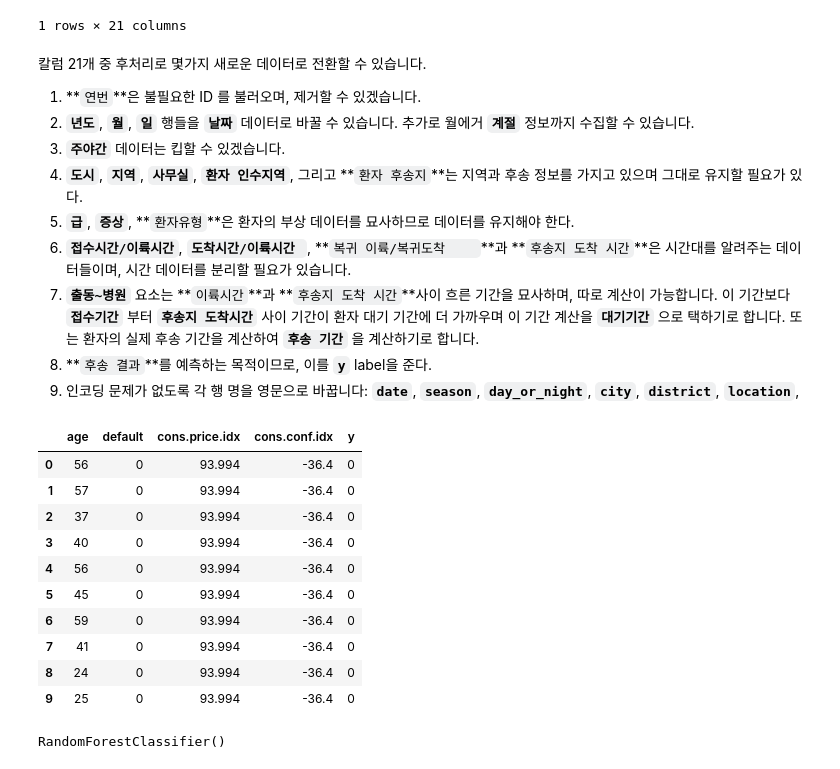
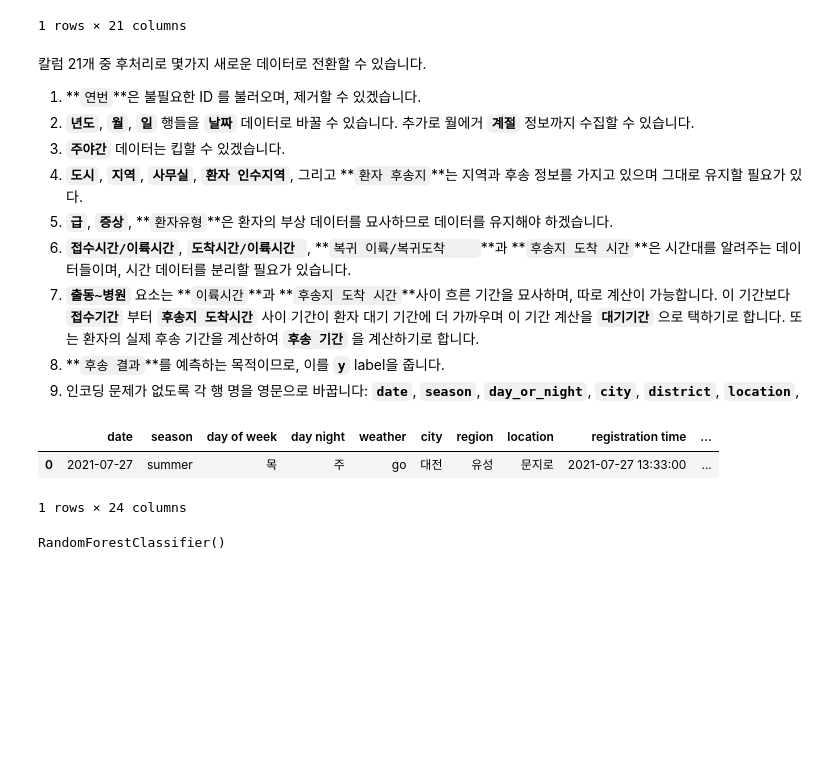
Before and after one commit to kamo1010/injury-big-data, a Jupyter notebook: Random_forest_code.ipynb, the cells around one changed output. Cells and saved outputs as stored; diff of their text form; code cells hidden in the pictures; blank space fills up the shorter version.

```diff
--- a/Random_forest_code.ipynb
+++ b/Random_forest_code.ipynb
@@ -39,27 +40,58 @@ bank_data.head(5)
 2. **``년도``**, **``월``**, **``일``** 행들을 **``날짜``** 데이터로 바꿀 수 있습니다. 추가로 월에거 **``계절``** 정보까지 수집할 수 있습니다.
 3. **``주야간``** 데이터는 킵할 수 있겠습니다.
 4. **``도시``**, **``지역``**, **``사무실``**, **``환자 인수지역``**, 그리고 **``환자 후송지``**는 지역과 후송 정보를 가지고 있으며 그대로 유지할 필요가 있다.
-5. **``급``**, **``증상``**, **``환자유형``**은 환자의 부상 데이터를 묘사하므로 데이터를 유지해야 한다.
+5. **``급``**, **``증상``**, **``환자유형``**은 환자의 부상 데이터를 묘사하므로 데이터를 유지해야 하겠습니다.
 6. **``접수시간/이륙시간``**, **``도착시간/이륙시간	``**, **``복귀 이륙/복귀도착	``**과 **``후송지 도착 시간``**은 시간대를 알려주는 데이터들이며, 시간 데이터를 분리할 필요가 있습니다.
 7. **``출동~병원``** 요소는 **``이륙시간``**과 **``후송지 도착 시간``**사이 흐른 기간을 묘사하며, 따로 계산이 가능합니다. 이 기간보다 **``접수기간``** 부터 **``후송지 도착시간``** 사이 기간이 환자 대기 기간에 더 가까우며 이 기간 계산을 **``대기기간``** 으로 택하기로 합니다. 또는 환자의 실제 후송 기간을 계산하여 **``후송 기간``** 을 계산하기로 합니다.
-8. **``후송 결과``**를 예측하는 목적이므로, 이를 **``y``** label을 준다.
+8. **``후송 결과``**를 예측하는 목적이므로, 이를 **``y``** label을 줍니다.
 9. 인코딩 문제가 없도록 각 행 명을 영문으로 바꿉니다: **``date``**, **``season``**, **``day_or_night``**, **``city``**, **``district``**, **``location``**,
-# %%
-bank_data['default'] = bank_data['default'].map({'no':0, 'yes':1, 'unknown':0})
-bank_data['y'] = bank_data['y'].map({'no':0, 'yes':1})
-bank_data.head(10)
-# %% [output]
-|  | age | default | cons.price.idx | cons.conf.idx | y |
-| 0 | 56 | 0 | 93.994 | -36.4 | 0 |
-| 1 | 57 | 0 | 93.994 | -36.4 | 0 |
-| 2 | 37 | 0 | 93.994 | -36.4 | 0 |
-| 3 | 40 | 0 | 93.994 | -36.4 | 0 |
-| 4 | 56 | 0 | 93.994 | -36.4 | 0 |
-| 5 | 45 | 0 | 93.994 | -36.4 | 0 |
-| 6 | 59 | 0 | 93.994 | -36.4 | 0 |
-| 7 | 41 | 0 | 93.994 | -36.4 | 0 |
-| 8 | 24 | 0 | 93.994 | -36.4 | 0 |
-| 9 | 25 | 0 | 93.994 | -36.4 | 0 |
+# %%
+def get_season(x):
+  if (x==12 or x<3):
+    return 'winter'
+  if (x<6):
+    return 'spring'
+  if (x<9):
+    return 'summer'
+  return 'automn'
+
+def split_time(x):
+  times = x.split('/')
+  times.append(times[1][0:2])
+  times.append(times[1][2:4])
+  times[1]=times[0][2:4]
+  times[0]=times[0][0:2]
+  return pd.Series(times)
+
+bank_data = pd.read_csv("sample_data/labels.csv", sep=";")
+bank_data.head(5)
+# step 1
+bank_data = bank_data.drop(columns=["연번"])
+bank_data.insert(0, "date", pd.to_datetime(pd.DataFrame({'year': bank_data["년도"], 'month': bank_data["월"], 'day': bank_data["일"]})))
+
+#step 2
+bank_data.insert(1, "season", bank_data.apply(lambda x: get_season(x['월']), axis=1))
+
+#step 6
+bank_data[["registration hour", "registration minute", "takeoff hour", "takeoff minute"]]= bank_data.apply(lambda x: split_time(x['접수시간/이륙시간']), axis=1)
+bank_data.insert(11, "registration time", pd.to_datetime(pd.DataFrame({'year': bank_data["년도"], 'month': bank_data["월"], 'day': bank_data["일"], 'hour': bank_data["registration hour"], 'minute': bank_data["registration minute"]})))
+bank_data.insert(12, "takeoff time", pd.to_datetime(pd.DataFrame({'year': bank_data["년도"], 'month': bank_data["월"], 'day': bank_data["일"], 'hour': bank_data["registration hour"], 'minute': bank_data["registration minute"]})))
+
+#step 9
+bank_data = bank_data.drop(columns=['년도']).drop(columns=['월']).drop(columns=['일'])
+bank_data.rename(columns = {'날':'day of week', '주야간':'day night', '기상조건':'weather'}, inplace = True)
+bank_data.rename(columns = {'도시':'city', '지역':'region', '사무실':'location'}, inplace = True)
+bank_data.rename(columns = {'급':'level', '증상':'wound', '환자유형':'patient type'}, inplace = True)
+
+bank_data.head()
+
+#bank_data['default'] = bank_data['default'].map({'no':0, 'yes':1, 'unknown':0})
+#bank_data['y'] = bank_data['y'].map({'no':0, 'yes':1})
+#bank_data.head(10)
+# %% [output]
+|  | date | season | day of week | day night | weather | city | region | location | registration time | ... |
+| 0 | 2021-07-27 | summer | 목 | 주 | go | 대전 | 유성 | 문지로 | 2021-07-27 13:33:00 | ... |
+1 rows × 24 columns
 # %%
 # Split the data into features (X) and target (y)
 X = bank_data.drop('y', axis=1)
```
Also changed, not shown: parts of 1 cell of this notebook.
